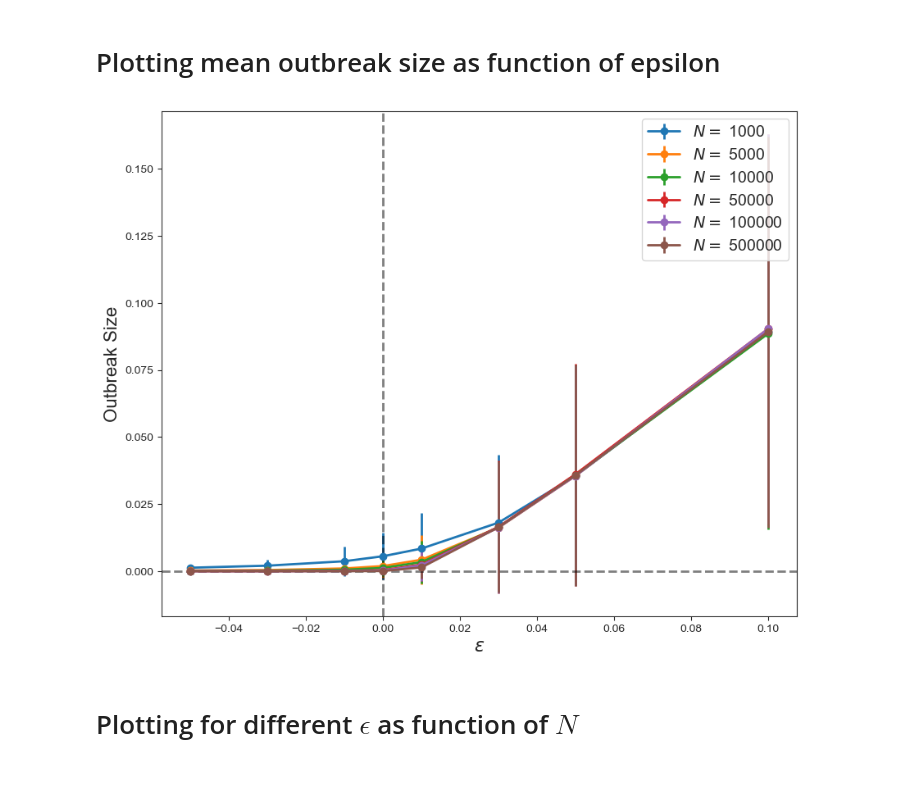
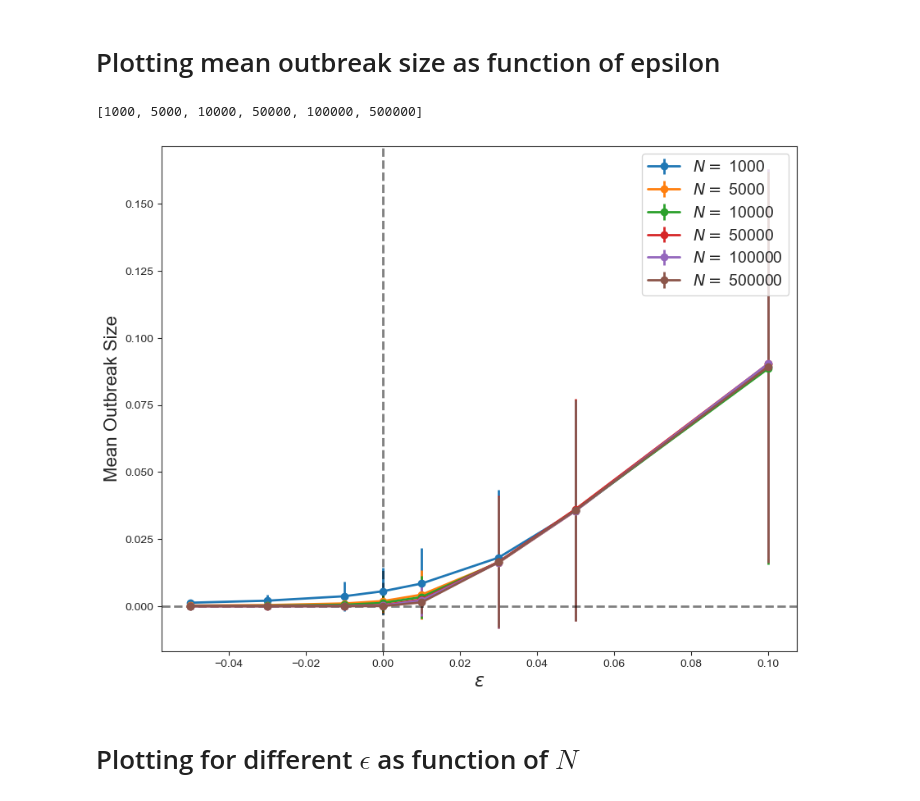
Before and after one commit to denisecammarota/HIT-dynamics, a Jupyter notebook: Analysis_SIR_Gillespie_Tau_Measles.ipynb, the cells around one changed output. Cells and saved outputs as stored; diff of their text form; code cells hidden in the pictures.

```diff
--- a/Analysis_SIR_Gillespie_Tau_Measles.ipynb
+++ b/Analysis_SIR_Gillespie_Tau_Measles.ipynb
@@ -302,18 +302,22 @@ fsize_eps = np.array(fsize_eps)
 fsize_eps = fsize_eps.reshape((8,6))
 std_fsize_eps = np.array(std_fsize_eps)
 std_fsize_eps = std_fsize_eps.reshape((8,6))
+# %%
+N_vec
+# %% [output]
+[1000, 5000, 10000, 50000, 100000, 500000]
 # %%
 fig = plt.subplots(figsize = (10,8))
 for i in range(6):
     plt.errorbar(eps_vec,fsize_eps.T[i,:], std_fsize_eps.T[i,:], label = r'$N = $ '+str(N_vec[i]), lw = 2, marker = 'o')
 plt.legend(fontsize = 14)
 plt.xlabel(r'$\epsilon$',fontsize = 16)
-plt.ylabel('Outbreak Size', fontsize = 16)
+plt.ylabel('Mean Outbreak Size', fontsize = 16)
 plt.axhline(0, linewidth = 2, alpha = 0.5, color = 'k', linestyle = '--')
 plt.axvline(0, linewidth = 2, alpha = 0.5, color = 'k', linestyle = '--')
 plt.show()
 # %% [output]
-[figure, old version]
+[figure, new version]
 # %% [markdown]
 # Plotting for different $\epsilon$ as function of $N$
 # %%
```
Also changed, not shown: parts of 10 cells of this notebook, 2 other files.
